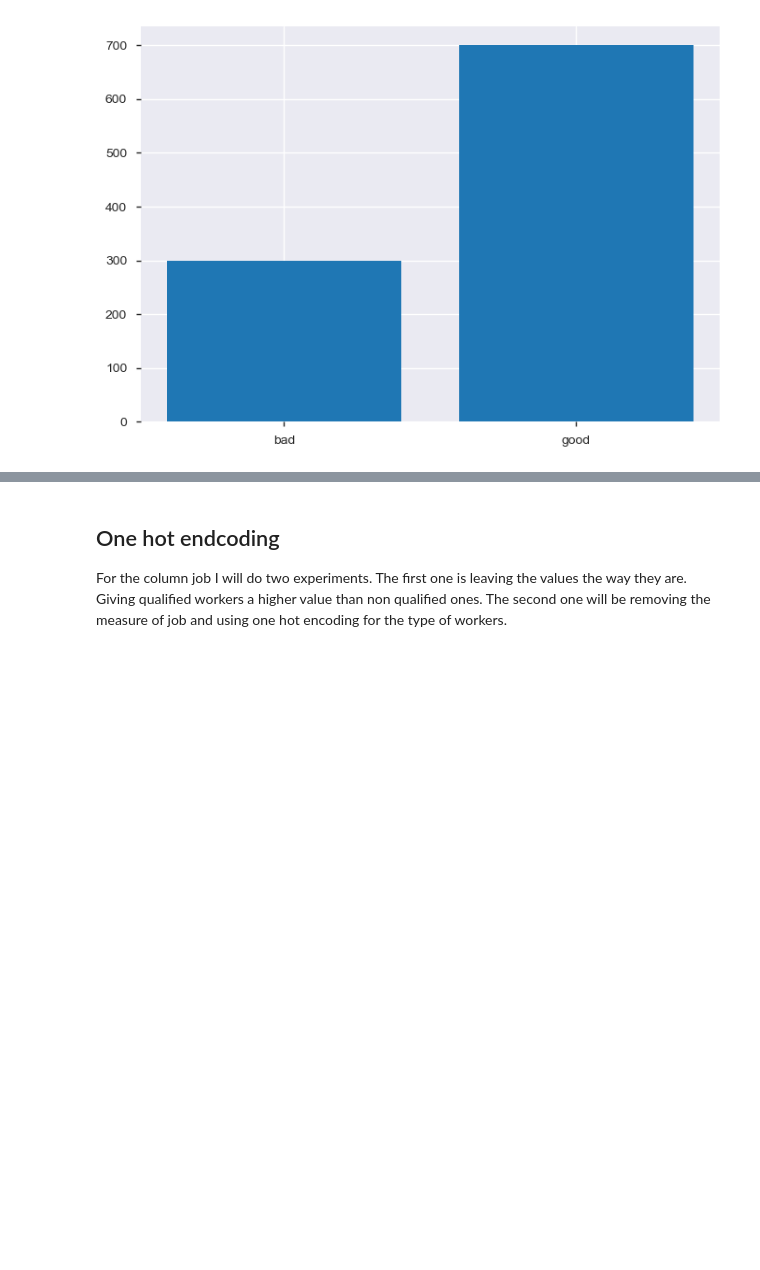
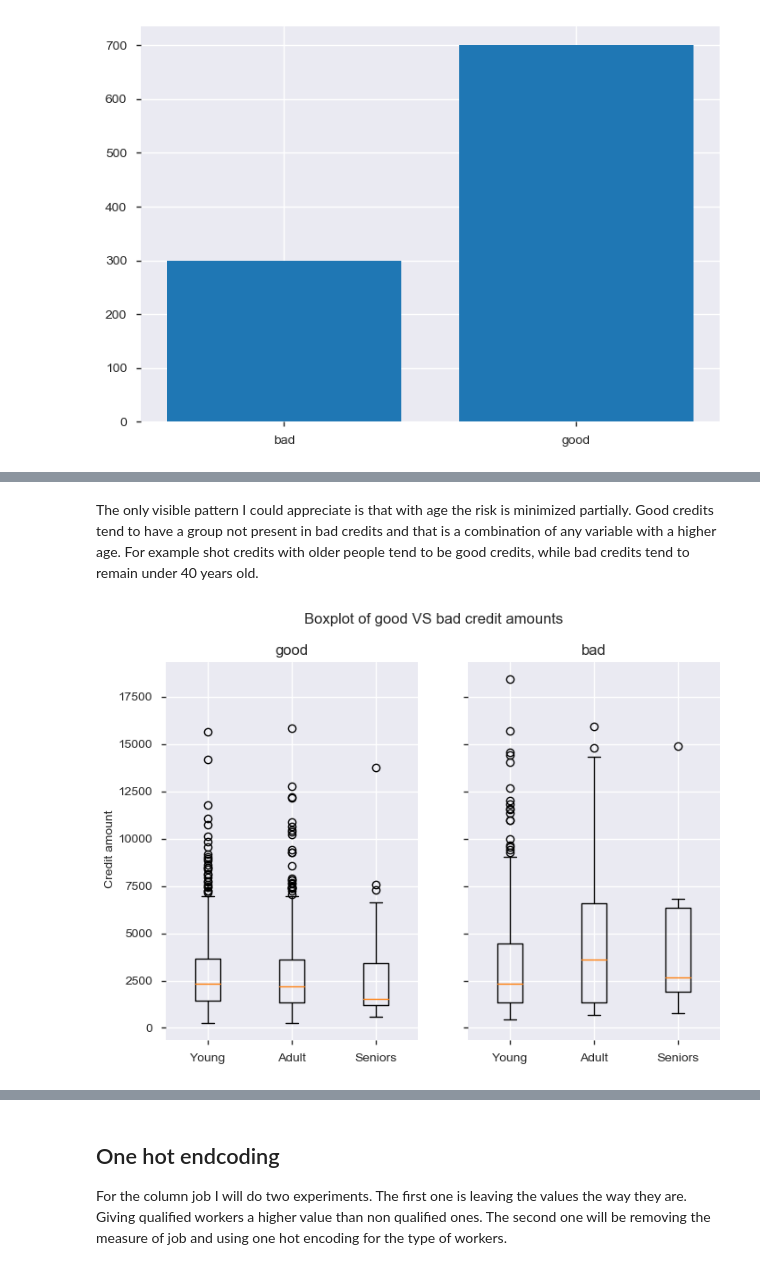
Before and after one commit to mihjovil/creditAnalysis, a Jupyter notebook: Credit Risk Project.ipynb, the cells around one changed output, grey strips where cells are left out. Cells and saved outputs as stored; diff of their text form; code cells hidden in the pictures; blank space fills up the shorter version.

```diff
--- a/Credit Risk Project.ipynb
+++ b/Credit Risk Project.ipynb
@@ -136,0 +187,2 @@ Number of numerical Variable:  4
+# %% [markdown]
+The only visible pattern I could appreciate is that with age the risk is minimized partially. Good credits tend to have a group not present in bad credits and that is a combination of any variable with a higher age. For example shot credits with older people tend to be good credits, while bad credits tend to remain under 40 years old.
@@ -136,0 +195,23 @@ Number of numerical Variable:  4
+# %%
+x1 = df_good[df_good.Age_cat=='Young']['Credit amount']
+x2 = df_good[df_good.Age_cat=='Adult']['Credit amount']
+x3 = df_good[df_good.Age_cat=='Seniors']['Credit amount']
+X = [x1,x2,x3]
+x4 = df_bad[df_bad.Age_cat=='Young']['Credit amount']
+x5 = df_bad[df_bad.Age_cat=='Adult']['Credit amount']
+x6 = df_bad[df_bad.Age_cat=='Seniors']['Credit amount']
+XB = [x4,x5,x6]
+
+fig, (ax_g, ax_b) = plt.subplots(1,2, sharey=True)
+
+ax_g.boxplot(X, labels=age_categories)
+ax_g.set_title('good')
+
+ax_b.boxplot(XB, labels=age_categories)
+ax_b.set_title('bad')
+
+fig.suptitle("Boxplot of good VS bad credit amounts")
+fig.text(0.04, 0.5, 'Credit amount', va='center', rotation='vertical')
+fig.show()
+# %% [output]
+[figure, added]
```
Also changed, not shown: parts of 27 cells of this notebook.
